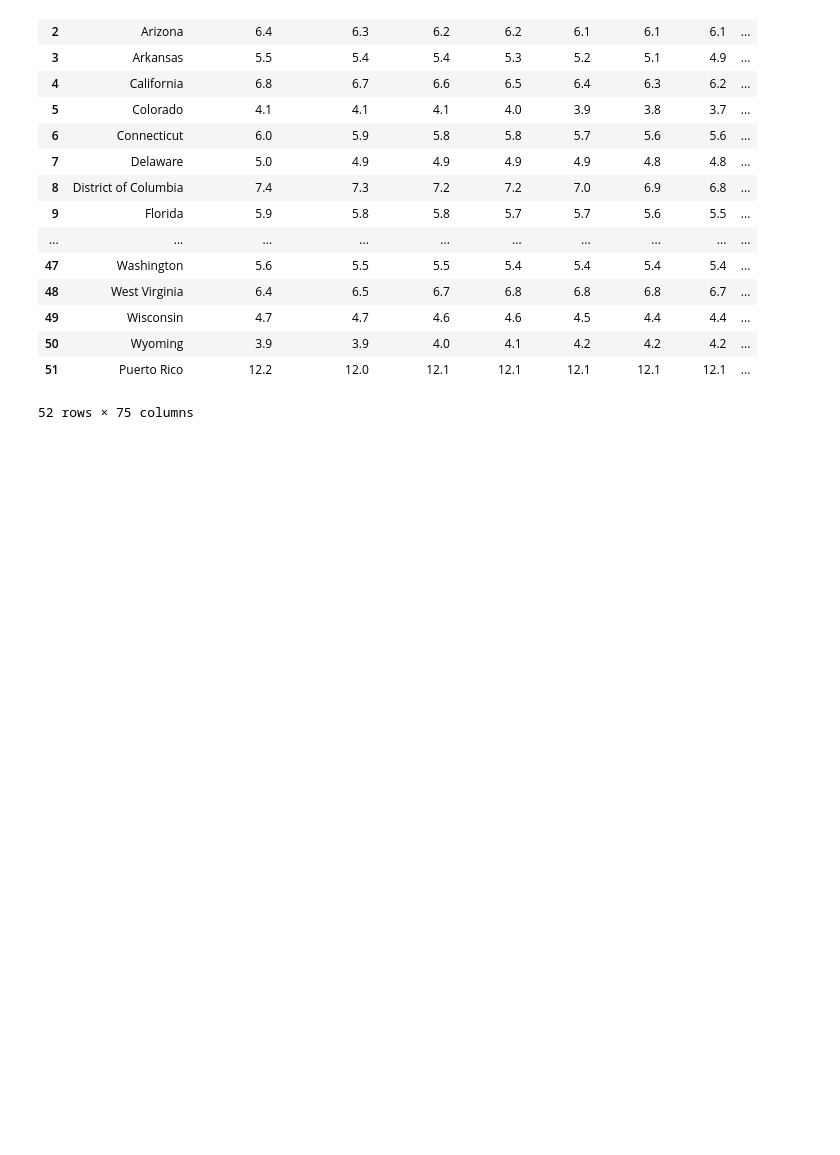
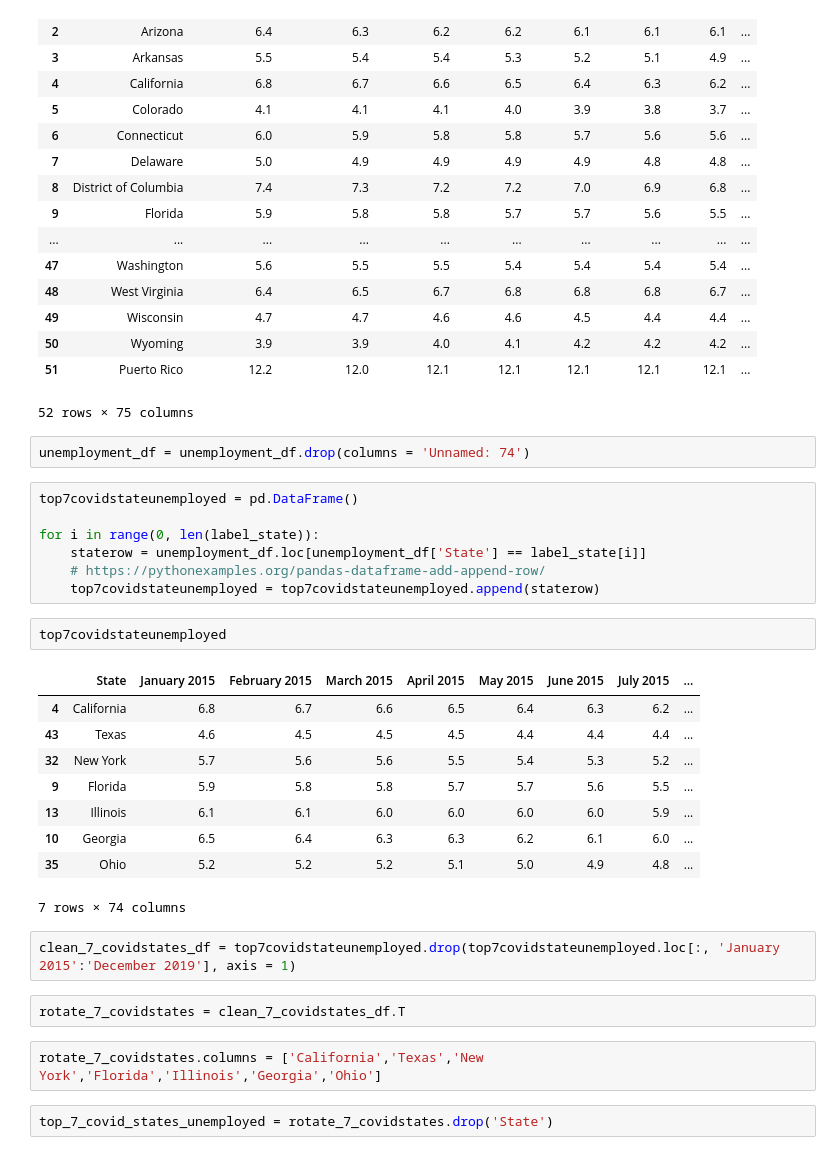
Before and after one commit to kitty-cat-catania/activity-, a Jupyter notebook: covidmap(darren).ipynb, the cells around one changed output. Saved outputs shown, nothing was run; the diff lists cells and outputs as text; blank space fills up the shorter version.

```diff
--- a/covidmap(darren).ipynb
+++ b/covidmap(darren).ipynb
@@ -534,3 +527,32 @@ unemployment_df
 | 50 | Wyoming | 3.9 | 3.9 | 4.0 | 4.1 | 4.2 | 4.2 | 4.2 | ... |
 | 51 | Puerto Rico | 12.2 | 12.0 | 12.1 | 12.1 | 12.1 | 12.1 | 12.1 | ... |
 52 rows × 75 columns
+# %%
+unemployment_df = unemployment_df.drop(columns = 'Unnamed: 74')
+# %%
+top7covidstateunemployed = pd.DataFrame()
+
+for i in range(0, len(label_state)):
+    staterow = unemployment_df.loc[unemployment_df['State'] == label_state[i]]
+    # https://pythonexamples.org/pandas-dataframe-add-append-row/
+    top7covidstateunemployed = top7covidstateunemployed.append(staterow)
+# %%
+top7covidstateunemployed
+# %% [output]
+|  | State | January 2015 | February 2015 | March 2015 | April 2015 | May 2015 | June 2015 | July 2015 | ... |
+| 4 | California | 6.8 | 6.7 | 6.6 | 6.5 | 6.4 | 6.3 | 6.2 | ... |
+| 43 | Texas | 4.6 | 4.5 | 4.5 | 4.5 | 4.4 | 4.4 | 4.4 | ... |
+| 32 | New York | 5.7 | 5.6 | 5.6 | 5.5 | 5.4 | 5.3 | 5.2 | ... |
+| 9 | Florida | 5.9 | 5.8 | 5.8 | 5.7 | 5.7 | 5.6 | 5.5 | ... |
+| 13 | Illinois | 6.1 | 6.1 | 6.0 | 6.0 | 6.0 | 6.0 | 5.9 | ... |
+| 10 | Georgia | 6.5 | 6.4 | 6.3 | 6.3 | 6.2 | 6.1 | 6.0 | ... |
+| 35 | Ohio | 5.2 | 5.2 | 5.2 | 5.1 | 5.0 | 4.9 | 4.8 | ... |
+7 rows × 74 columns
+# %%
+clean_7_covidstates_df = top7covidstateunemployed.drop(top7covidstateunemployed.loc[:, 'January 2015':'December 2019'], axis = 1)
+# %%
+rotate_7_covidstates = clean_7_covidstates_df.T
+# %%
+rotate_7_covidstates.columns = ['California','Texas','New York','Florida','Illinois','Georgia','Ohio']
+# %%
+top_7_covid_states_unemployed = rotate_7_covidstates.drop('State')
```
Also changed, not shown: parts of 15 cells of this notebook.
